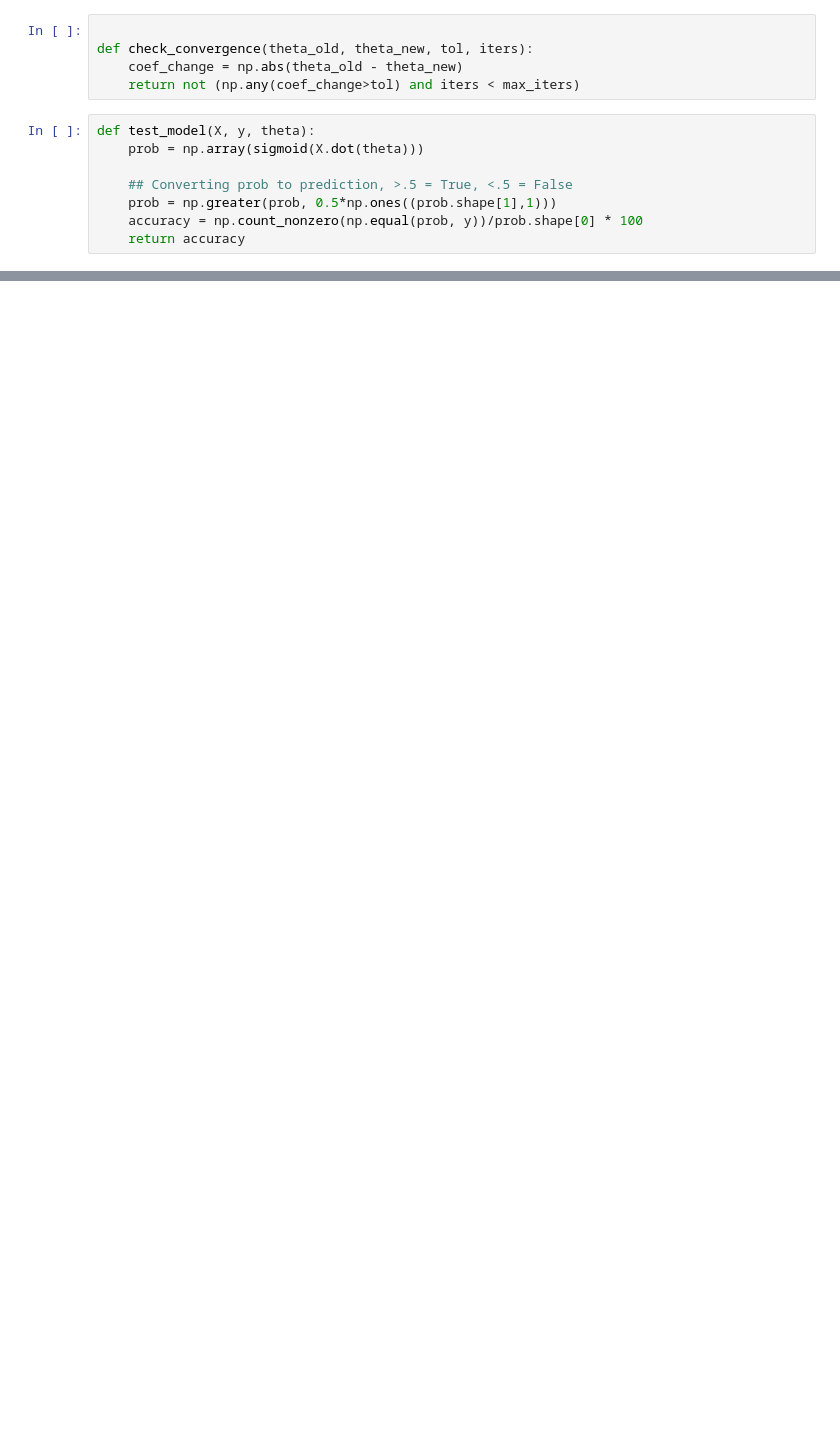
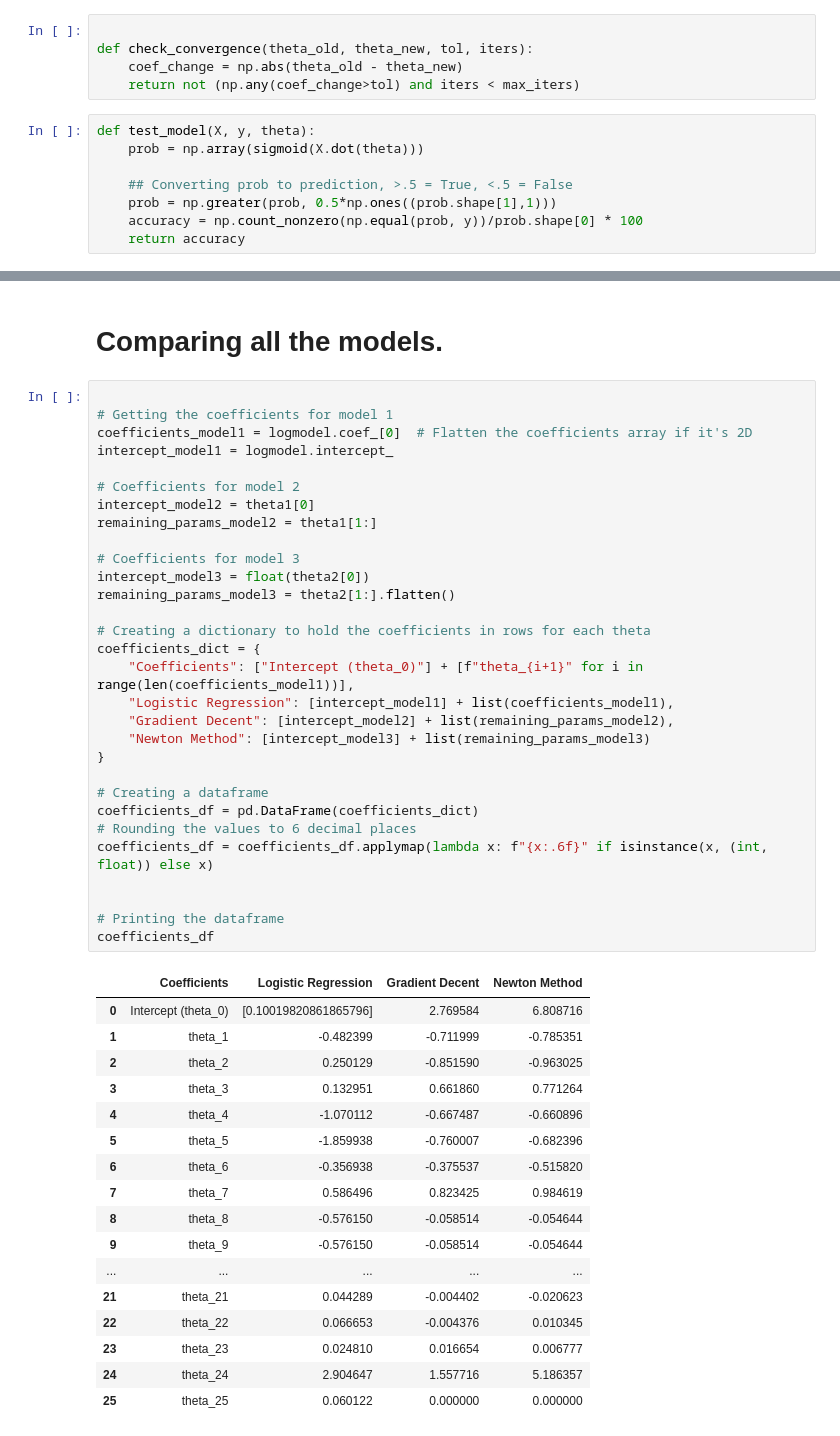
Before and after one commit to aaminah-arif/IoT-Monitoring-of-Water-Quality-and-Tilapia, a Jupyter notebook: Logistic Regression Project.ipynb, the cells around one changed output, grey strips where cells are left out. Saved outputs shown, nothing was run; the diff lists cells and outputs as text; blank space fills up the shorter version.

```diff
--- a/Logistic Regression Project.ipynb
+++ b/Logistic Regression Project.ipynb
@@ -807 +817,51 @@ theta_24: 5.044582
 theta_25: 0.000000
+# %% [markdown]
+# Comparing all the models.
+# %%
+
+# Getting the coefficients for model 1
+coefficients_model1 = logmodel.coef_[0]  # Flatten the coefficients array if it's 2D
+intercept_model1 = logmodel.intercept_
+
+# Coefficients for model 2
+intercept_model2 = theta1[0]
+remaining_params_model2 = theta1[1:]
+
+# Coefficients for model 3
+intercept_model3 = float(theta2[0])
+remaining_params_model3 = theta2[1:].flatten()
+
+# Creating a dictionary to hold the coefficients in rows for each theta
+coefficients_dict = {
+    "Coefficients": ["Intercept (theta_0)"] + [f"theta_{i+1}" for i in range(len(coefficients_model1))],
+    "Logistic Regression": [intercept_model1] + list(coefficients_model1),
+    "Gradient Decent": [intercept_model2] + list(remaining_params_model2),
+    "Newton Method": [intercept_model3] + list(remaining_params_model3)
+}
+
+# Creating a dataframe
+coefficients_df = pd.DataFrame(coefficients_dict)
+# Rounding the values to 6 decimal places
+coefficients_df = coefficients_df.applymap(lambda x: f"{x:.6f}" if isinstance(x, (int, float)) else x)
+
+
+# Printing the dataframe
+coefficients_df
+# %% [output]
+|  | Coefficients | Logistic Regression | Gradient Decent | Newton Method |
+| 0 | Intercept (theta_0) | [0.10019820861865796] | 2.769584 | 6.808716 |
+| 1 | theta_1 | -0.482399 | -0.711999 | -0.785351 |
+| 2 | theta_2 | 0.250129 | -0.851590 | -0.963025 |
+| 3 | theta_3 | 0.132951 | 0.661860 | 0.771264 |
+| 4 | theta_4 | -1.070112 | -0.667487 | -0.660896 |
+| 5 | theta_5 | -1.859938 | -0.760007 | -0.682396 |
+| 6 | theta_6 | -0.356938 | -0.375537 | -0.515820 |
+| 7 | theta_7 | 0.586496 | 0.823425 | 0.984619 |
+| 8 | theta_8 | -0.576150 | -0.058514 | -0.054644 |
+| 9 | theta_9 | -0.576150 | -0.058514 | -0.054644 |
+| ... | ... | ... | ... | ... |
+| 21 | theta_21 | 0.044289 | -0.004402 | -0.020623 |
+| 22 | theta_22 | 0.066653 | -0.004376 | 0.010345 |
+| 23 | theta_23 | 0.024810 | 0.016654 | 0.006777 |
+| 24 | theta_24 | 2.904647 | 1.557716 | 5.186357 |
+| 25 | theta_25 | 0.060122 | 0.000000 | 0.000000 |
```
Also changed, not shown: parts of 13 cells of this notebook.
